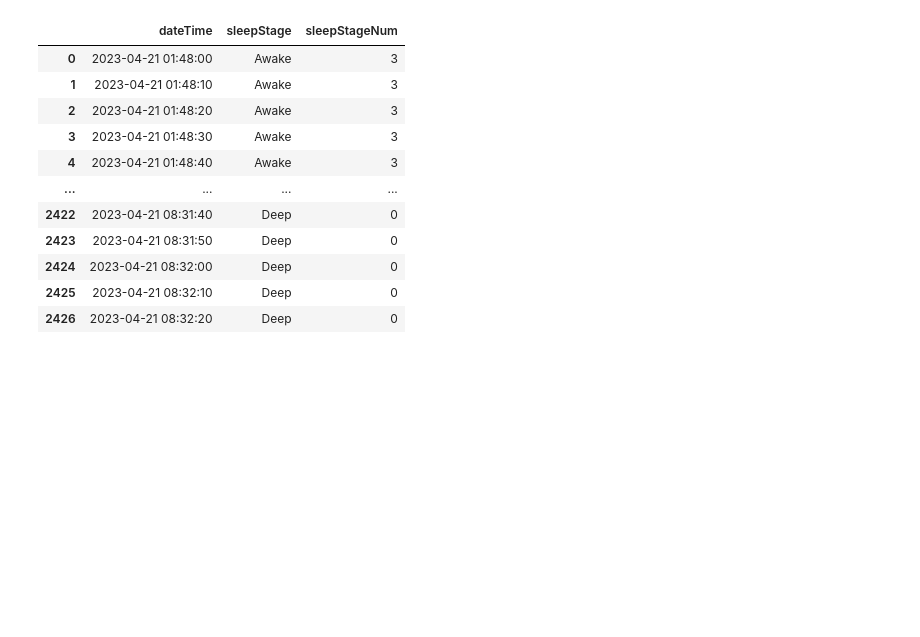
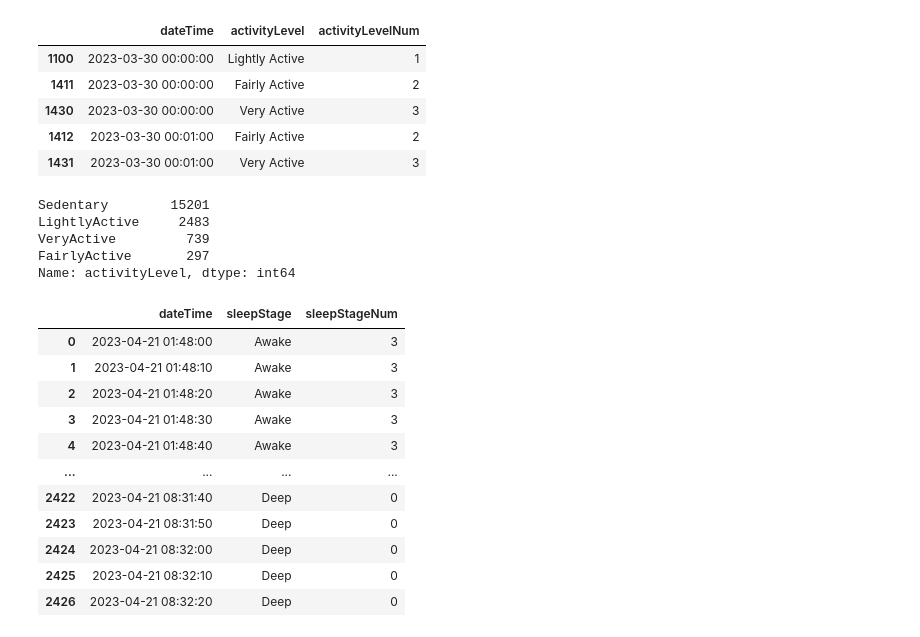
Before and after one commit to ThDiamant/FitbitAPI, a Jupyter notebook: Project2-Fitbit-Draft1.ipynb, the cells around one changed output. Cells and saved outputs as stored; diff of their text form; code cells hidden in the pictures; blank space fills up the shorter version.

Commit message:
Added plot for activity level time series

```diff
--- a/Project2-Fitbit-Draft1.ipynb
+++ b/Project2-Fitbit-Draft1.ipynb
@@ -5,6 +5,7 @@ import pandas as pd
 import pymongo as mongo
 import plotly.express as px
 import plotly.graph_objs as go
+import pprint as p
 
 # # Options to be able to see all columns when printing
 # pd.options.display.width= None
@@ -130,5 +131,5 @@ def get_df(dType=None, date=None, addDateTimeCols=False):
 
 # Connect to MongoDB collection where the data are stored
 fitbitCollection = connect_to_db()
-testDate = '2023-04-21'
+testDate = '2023-03-30'
 # %%
@@ -163,6 +164,6 @@ minutesFairlyActive-intraday
   'type': 'steps-intraday'}]
 ----------------------------------------------------------------------
 # %%
-dType = 'sleepLevelsData-data'
-list(load_data(dType=dType))
+
+list(load_data(dType=dTypes[0]))
 # %% [output]
@@ -185,0 +187,5 @@ list(load_data(dType=dType))
+# %%
+dateTimeEnd = dt.datetime.strptime(testDate, '%Y-%m-%d')
+t = dt.time(hour=23, minute=59)
+dateTimeEnd = dt.datetime.combine(dateTimeEnd.date(), t)
+dateTimeEnd
@@ -192,3 +284,25 @@ import plotly.express as px
+# %%
+date = testDate
+dTypes = ['minutesSedentary-intraday', 'minutesLightlyActive-intraday', 'minutesFairlyActive-intraday', 'minutesVeryActive-intraday']
+
+fullActivityTimeseries = get_activity_detail_timeseries(date)
+activity_timeseries_df = get_activity_timeseries_df(fullActivityTimeseries)
+fig = plot_activity_level_timeseries(activity_timeseries_df)
+# %% [output]
+|  | dateTime | activityLevel | activityLevelNum |
+| 1100 | 2023-03-30 00:00:00 | Lightly Active | 1 |
+| 1411 | 2023-03-30 00:00:00 | Fairly Active | 2 |
+| 1430 | 2023-03-30 00:00:00 | Very Active | 3 |
+| 1412 | 2023-03-30 00:01:00 | Fairly Active | 2 |
+| 1431 | 2023-03-30 00:01:00 | Very Active | 3 |
+# %%
+activity_timeseries_df.activityLevel.value_counts()
+# %% [output]
+Sedentary        15201
+LightlyActive     2483
+VeryActive         739
+FairlyActive       297
+Name: activityLevel, dtype: int64
 # %%
 def get_sleep_start_end(dates):
     """
```
Also changed, not shown: parts of 5 cells of this notebook, 2 other files.
